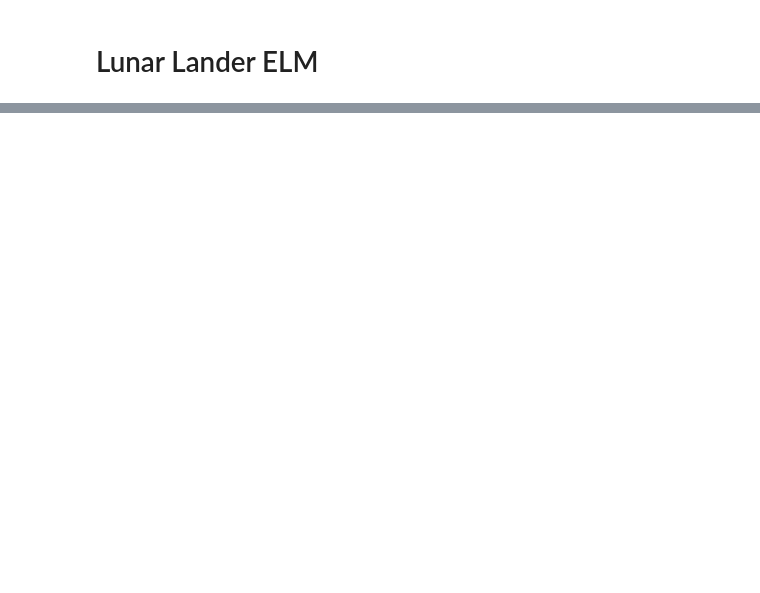
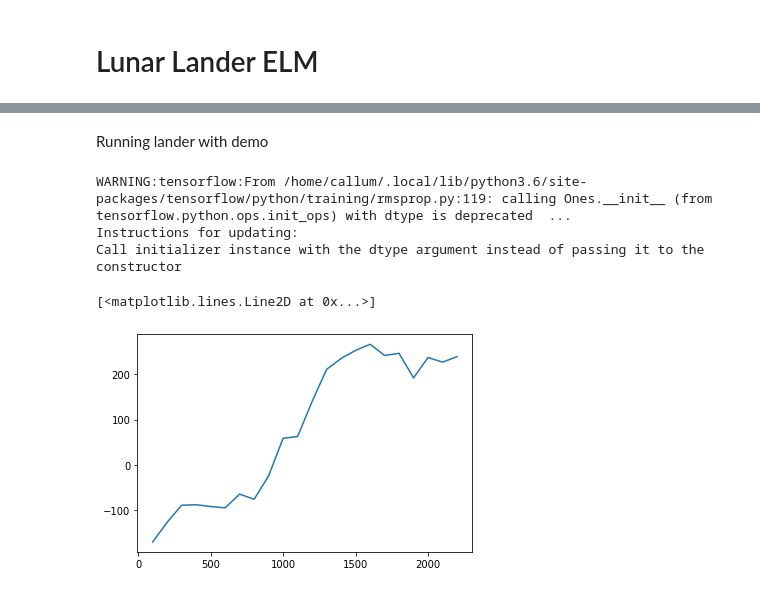
Before and after one commit to strath-ace/smart-ml, a Jupyter notebook: lander-RL/run_lunarlander_nb.ipynb, the cells around one changed output, grey strips where cells are left out. Drawn from its saved outputs; the diff is of its cells as text; code cells hidden in the pictures; blank space fills up the shorter version.

```diff
--- a/lander-RL/run_lunarlander_nb.ipynb
+++ b/lander-RL/run_lunarlander_nb.ipynb
@@ -63,0 +68,17 @@ del agent
+# %%
+env = Environment("LunarLander-v2")
+demo_mem = ReplayMemory()
+t = trange(100, desc='bar_desc', leave=True)
+for ep_no in t:
+    s = env.reset()
+    done = False
+    Rt = 0
+    n_step = 0
+    while not done:
+        prev_s=s
+        a = heuristic(s)
+        s, r, done, _ = env.step(a)
+        demo_mem.add([prev_s.reshape(-1),a,r,s.reshape(-1),done])
+        Rt += r
+        n_step +=1
+    t.set_description('R: {} Step: {}'.format(Rt,n_step))
@@ -63,0 +87,23 @@ del agent
+# %% [markdown]
+Running lander with demo
+# %%
+dmem=pickle.load(open('lunland_demo.pkl','rb'))
+env = Environment("LunarLander-v2")
+agent = QAgent(env,net_type='QNet',N_hid=60,alpha=1e-3,gamma=0.99,eps0=0.9,n_eps=1500,minibatch_size=20,memory_size=100000,demo_memory=dmem,n_demo=20)
+fname = 'lander_demo_19_3'
+run_no = 0
+asdf = os.listdir()
+for a in asdf:
+    if a.startswith(fname):
+        run_no+=1
+R, steps, agent, env = do_run(agent, env, 2200, save_name = fname + str(run_no), show_progress=True)
+# %% [output]
+WARNING:tensorflow:From /home/callum/.local/lib/python3.6/site-packages/tensorflow/python/training/rmsprop.py:119: calling Ones.__init__ (from tensorflow.python.ops.init_ops) with dtype is deprecated  ...
+Instructions for updating:
+Call initializer instance with the dtype argument instead of passing it to the constructor
+# %%
+x,R_s = R.smooth()
+plt.plot(x,R_s)
+# %% [output]
+[<matplotlib.lines.Line2D at 0x...>]
+[figure, added]
```
Also changed, not shown: parts of 9 cells of this notebook, 5 other files.
